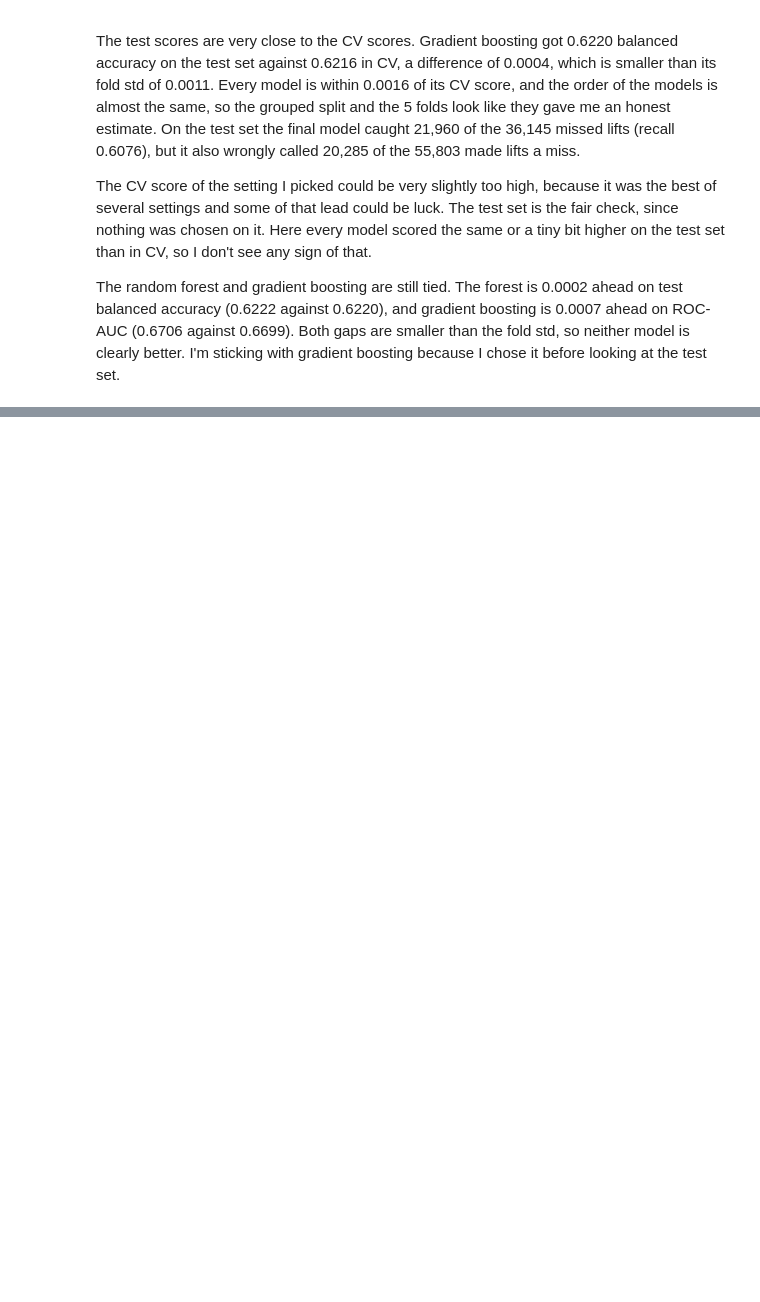
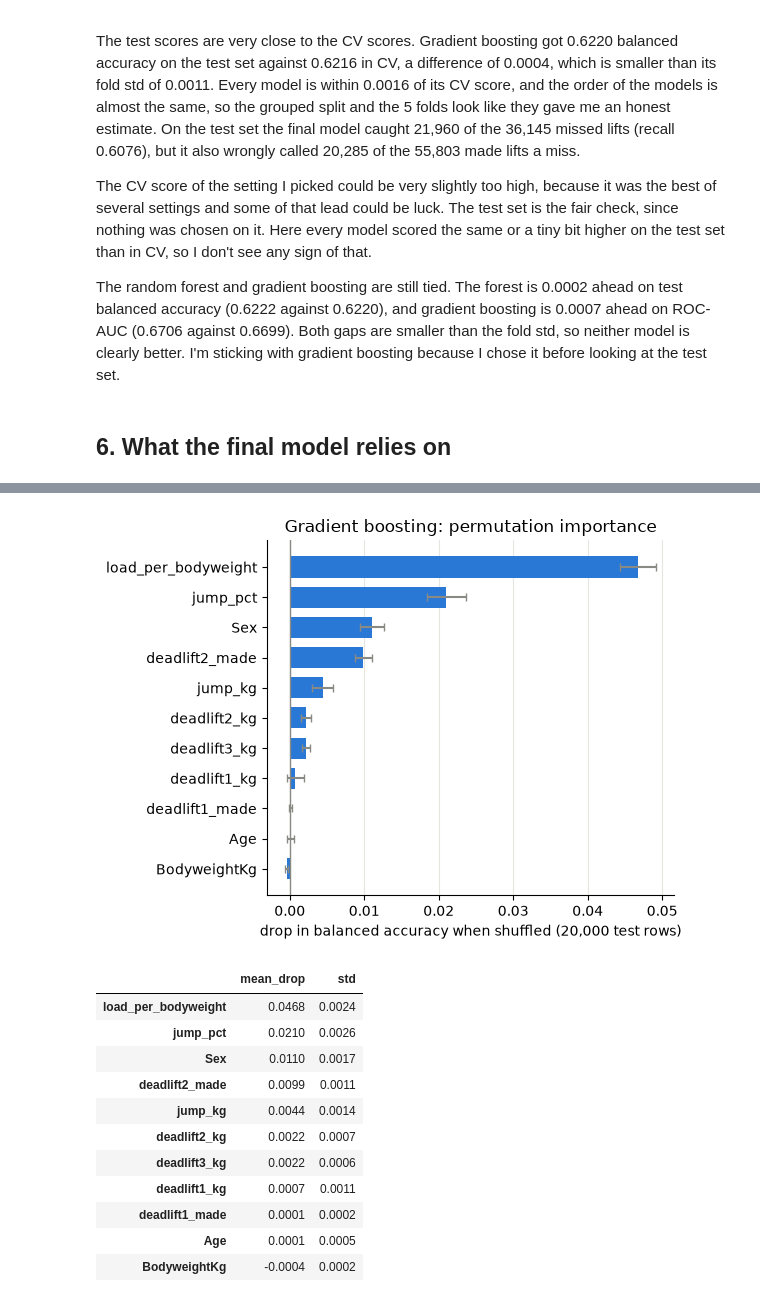
Before and after one commit to Jake23461/CT4101-Powerlifting, a Jupyter notebook: notebooks/05_final.ipynb, the cells around one changed output, grey strips where cells are left out. Saved outputs shown, nothing was run; the diff lists cells and outputs as text; code cells hidden in the pictures; blank space fills up the shorter version.

Commit message:
Added the interpretability, group and over time checks and the final conclusion

```diff
--- a/notebooks/05_final.ipynb
+++ b/notebooks/05_final.ipynb
@@ -366,3 +366,35 @@ The test scores are very close to the CV scores. Gradient boosting got 0.6220 ba
 The CV score of the setting I picked could be very slightly too high, because it was the best of several settings and some of that lead could be luck. The test set is the fair check, since nothing was chosen on it. Here every model scored the same or a tiny bit higher on the test set than in CV, so I don't see any sign of that.
 
 The random forest and gradient boosting are still tied. The forest is 0.0002 ahead on test balanced accuracy (0.6222 against 0.6220), and gradient boosting is 0.0007 ahead on ROC-AUC (0.6706 against 0.6699). Both gaps are smaller than the fold std, so neither model is clearly better. I'm sticking with gradient boosting because I chose it before looking at the test set.
+# %% [markdown]
+## 6. What the final model relies on
+# %%
+from sklearn.inspection import permutation_importance
+from sklearn.metrics import balanced_accuracy_score, recall_score
+
+from src.evaluation import SEED
+
+# I shuffle one input column at a time and see how much balanced accuracy drops. A big
+# drop means the model leans on that input. I use a random 20,000 of the test rows to
+# keep it quick, and final_model as it is, with nothing refitted.
+sample = X_test.sample(20000, random_state=SEED)
+start = time.perf_counter()
+perm = permutation_importance(final_model, sample, y_test.loc[sample.index],
+                              scoring='balanced_accuracy', n_repeats=5, random_state=SEED)
+print(f'took {time.perf_counter() - start:.0f} seconds')
+perm_importance = pd.DataFrame({'mean_drop': perm.importances_mean,
+                                'std': perm.importances_std},
+                               index=FEATURES).sort_values('mean_drop')
+
+fig, ax = plt.subplots(figsize=(6, 4.5))
+ax.barh(perm_importance.index, perm_importance.mean_drop, xerr=perm_importance['std'],
+        color=BLUE, height=0.7, error_kw={'ecolor': GREY, 'capsize': 3})
+ax.axvline(0, color=GREY, linewidth=1)
+ax.grid(axis='y', visible=False)
+ax.set_xlabel('drop in balanced accuracy when shuffled (20,000 test rows)')
+ax.set_title('Gradient boosting: permutation importance')
+fig.tight_layout()
+fig.savefig(FIGURES / 'permutation_importance.png', dpi=150)
+plt.show()
+perm_importance.sort_values('mean_drop', ascending=False).round(4)
+# %% [output]
@@ -368,0 +402,13 @@ The random forest and gradient boosting are still tied. The forest is 0.0002 ahe
+[figure, added]
+|  | mean_drop | std |
+| load_per_bodyweight | 0.0468 | 0.0024 |
+| jump_pct | 0.0210 | 0.0026 |
+| Sex | 0.0110 | 0.0017 |
+| deadlift2_made | 0.0099 | 0.0011 |
+| jump_kg | 0.0044 | 0.0014 |
+| deadlift2_kg | 0.0022 | 0.0007 |
+| deadlift3_kg | 0.0022 | 0.0006 |
+| deadlift1_kg | 0.0007 | 0.0011 |
+| deadlift1_made | 0.0001 | 0.0002 |
+| Age | 0.0001 | 0.0005 |
+| BodyweightKg | -0.0004 | 0.0002 |
```
Also changed, not shown: parts of 10 cells of this notebook, 3 other files.
